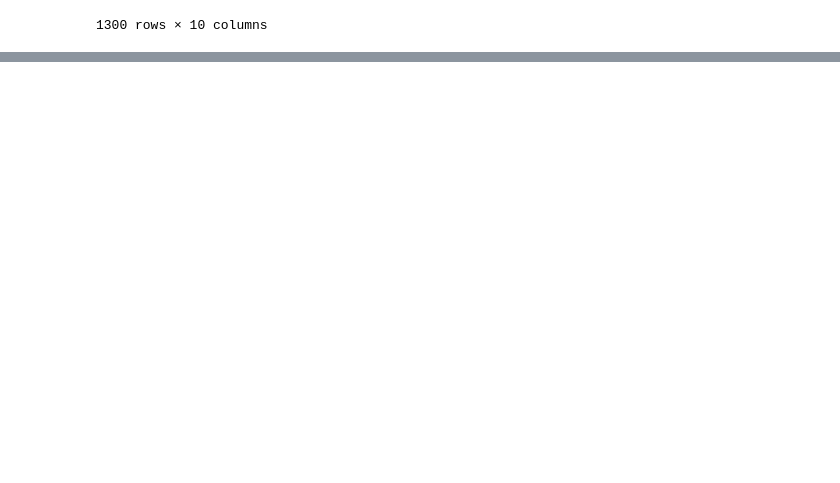
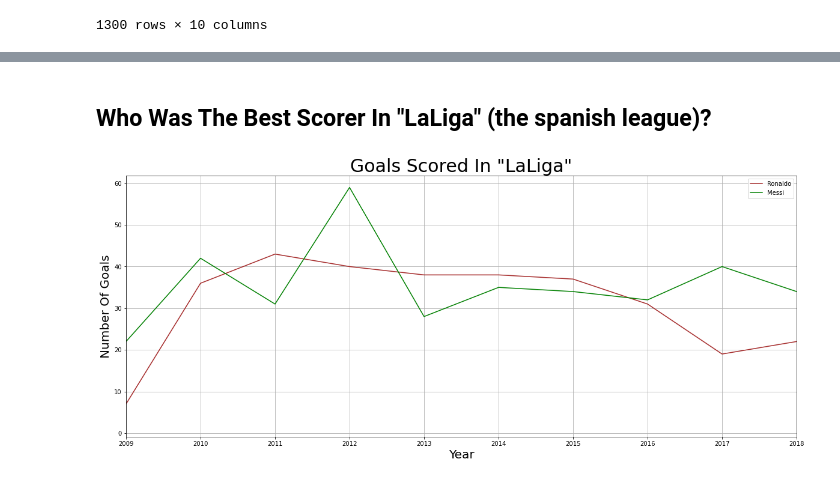
Before and after one commit to verticale3185/FINEL-PROJECT, a Jupyter notebook: final project.ipynb, the cells around one changed output, grey strips where cells are left out. Cells and saved outputs as stored; diff of their text form; code cells hidden in the pictures; blank space fills up the shorter version.

```diff
--- a/final project.ipynb
+++ b/final project.ipynb
@@ -59,0 +144,15 @@ KeyError: '["\'"] not found in axis'
+# %% [markdown]
+## Who Was The Best Scorer In "LaLiga" (the spanish league)?
+# %%
+plt.plot()
+r = ronaldo_df.loc[ronaldo_df.comp=='LaLiga'].groupby(['year'])['player'].count().plot(kind='line',color = 'brown',label='Ronaldo',figsize=(20,8))
+m = messi_df.loc[(messi_df.comp=='LaLiga')].groupby(['year'])['player'].count().plot(kind='line',color = 'green',label='Messi',figsize=(20,8))
+plt.title('Goals Scored In "LaLiga"', fontsize = 30)
+plt.ylabel('Number Of Goals', fontsize = 20)
+plt.xlabel('Year', fontsize = 20)
+plt.xlim(2009,2018)
+plt.legend()
+plt.grid(True)
+plt.show()
+# %% [output]
+[figure, added]
```
Also changed, not shown: parts of 24 cells of this notebook.
